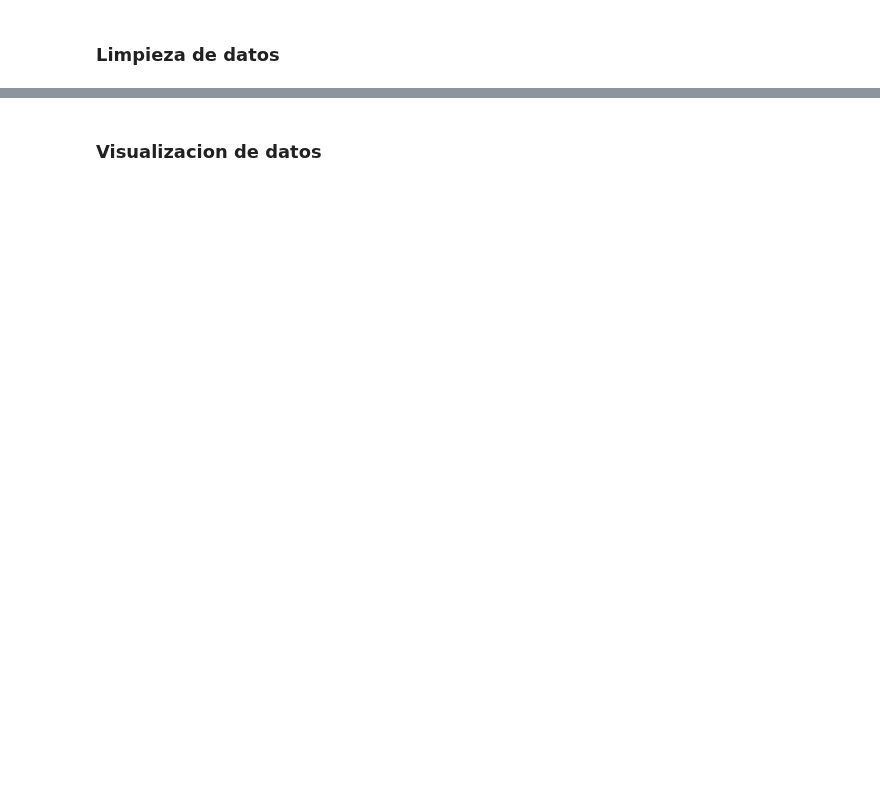
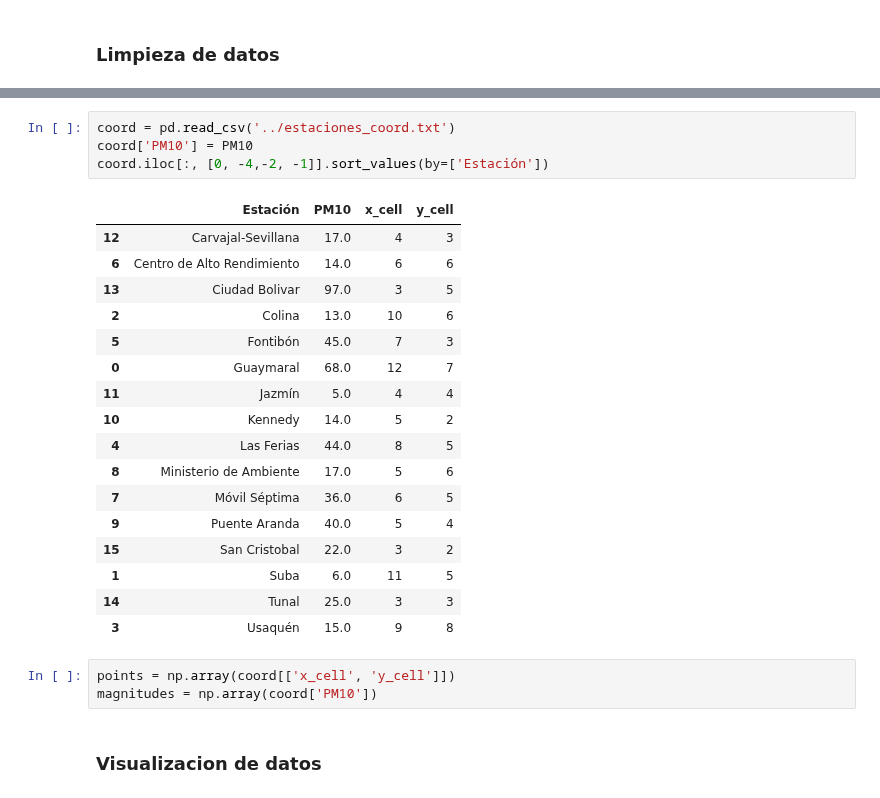
Before and after one commit to svargasro/Wildfire-Smoke-Spread-Over-Bogot-Workshops, a Jupyter notebook: Proyecto Final/Codigo/Analisis de Datos/Polucion/mapa_contaminacion.ipynb, the cells around one changed output, grey strips where cells are left out. Cells and saved outputs as stored; diff of their text form; blank space fills up the shorter version.

```diff
--- a/Proyecto Final/Codigo/Analisis de Datos/Polucion/mapa_contaminacion.ipynb
+++ b/Proyecto Final/Codigo/Analisis de Datos/Polucion/mapa_contaminacion.ipynb
@@ -140,3 +165,28 @@ df_enero22.fillna(value=-1)
+# %%
+coord = pd.read_csv('../estaciones_coord.txt')
+coord['PM10'] = PM10
+coord.iloc[:, [0, -4,-2, -1]].sort_values(by=['Estación'])
+# %% [output]
+|  | Estación | PM10 | x_cell | y_cell |
+| 12 | Carvajal-Sevillana | 17.0 | 4 | 3 |
+| 6 | Centro de Alto Rendimiento | 14.0 | 6 | 6 |
+| 13 | Ciudad Bolivar | 97.0 | 3 | 5 |
+| 2 | Colina | 13.0 | 10 | 6 |
+| 5 | Fontibón | 45.0 | 7 | 3 |
+| 0 | Guaymaral | 68.0 | 12 | 7 |
+| 11 | Jazmín | 5.0 | 4 | 4 |
+| 10 | Kennedy | 14.0 | 5 | 2 |
+| 4 | Las Ferias | 44.0 | 8 | 5 |
+| 8 | Ministerio de Ambiente | 17.0 | 5 | 6 |
+| 7 | Móvil Séptima | 36.0 | 6 | 5 |
+| 9 | Puente Aranda | 40.0 | 5 | 4 |
+| 15 | San Cristobal | 22.0 | 3 | 2 |
+| 1 | Suba | 6.0 | 11 | 5 |
+| 14 | Tunal | 25.0 | 3 | 3 |
+| 3 | Usaquén | 15.0 | 9 | 8 |
+# %%
+points = np.array(coord[['x_cell', 'y_cell']])
+magnitudes = np.array(coord['PM10'])
 # %% [markdown]
 ### Visualizacion de datos
 # %%
```
Also changed, not shown: parts of 11 cells of this notebook.
